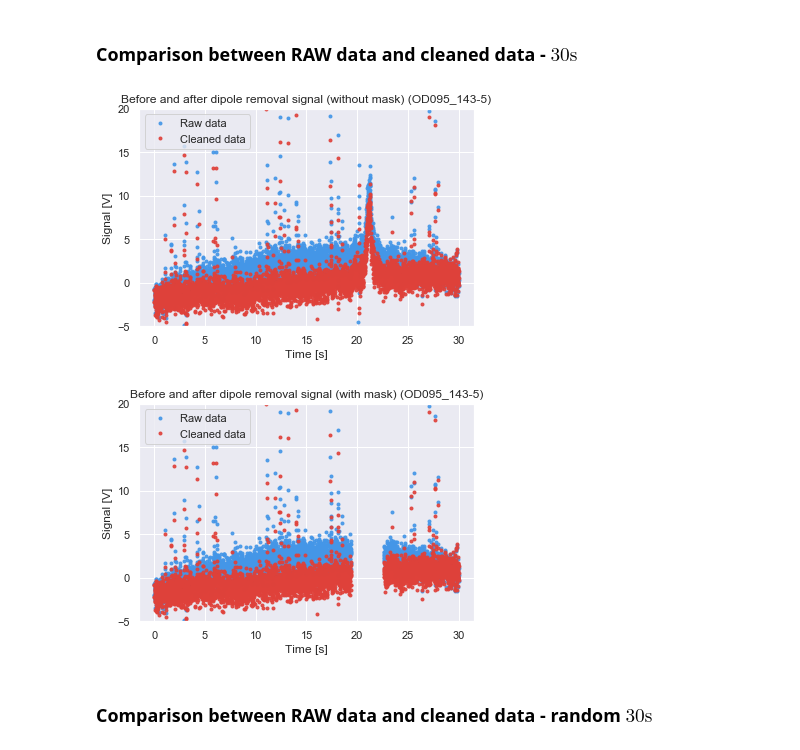
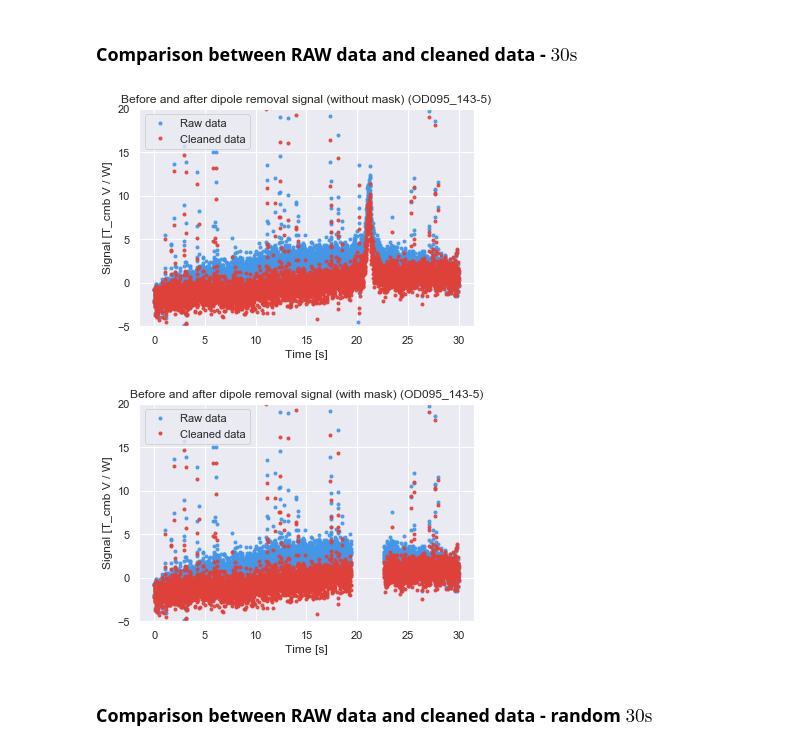
Before and after one commit to Paolo97Gll/bachelor_thesis, a Jupyter notebook: cleaning/clean_data-moving_average.ipynb, the cells around one changed output. Saved outputs shown, nothing was run; the diff lists cells and outputs as text; code cells hidden in the pictures.

```diff
--- a/cleaning/clean_data-moving_average.ipynb
+++ b/cleaning/clean_data-moving_average.ipynb
@@ -355,30 +351,30 @@ plt.close()
 # %%
 index = time < 30.
 plt.plot(time[index], data[index], marker='.', linestyle='none', color='#4496e7', alpha=0.9, label="with dipole")
 plt.plot(time[index], data_final[index], marker='.', linestyle='none', color='#df413a', alpha=0.9, label="without dipole")
 plt.ylim(-5,20)
 plt.title("Before and after dipole removal signal (without mask) (OD" + OPERATING_DAY + "_" + DETECTOR  + ")")
 plt.xlabel("Time [s]")
-plt.ylabel("Signal [V]")
+plt.ylabel("Signal [T_cmb V / W]")
 plt.legend(["Raw data", "Cleaned data"])
 plt.savefig(DIR + "/plots/OD" + OPERATING_DAY + "_" + DETECTOR + "-first30s-data_raw_signal.png", dpi=600)
 plt.show()
 plt.close()
 
 index = time_cleaned < 30.
 plt.plot(time_cleaned[index], holed_raw[index], marker='.', linestyle='none', color='#4496e7',  alpha=0.9, label="with dipole")
 plt.plot(time_cleaned[index], data_cleaned[index], marker='.', linestyle='none', color='#df413a', alpha=0.9, label="without dipole")
 plt.ylim(-5,20)
 plt.title("Before and after dipole removal signal (with mask) (OD" + OPERATING_DAY + "_" + DETECTOR  + ")")
 plt.xlabel("Time [s]")
-plt.ylabel("Signal [V]")
+plt.ylabel("Signal [T_cmb V / W]")
 plt.legend(["Raw data", "Cleaned data"])
 plt.savefig(DIR + "/plots/OD" + OPERATING_DAY + "_" + DETECTOR + "-first30s-data_cleaned_signal.png", dpi=600)
 plt.show()
 plt.close()
 # %% [output]
-[figure, old version]
+[figure, new version]
-[figure, old version]
+[figure, new version]
 # %% [markdown]
 ### Comparison between RAW data and cleaned data - random $30\text{s}$
 # %% [raw]
```
Also changed, not shown: parts of 3 cells of this notebook.
